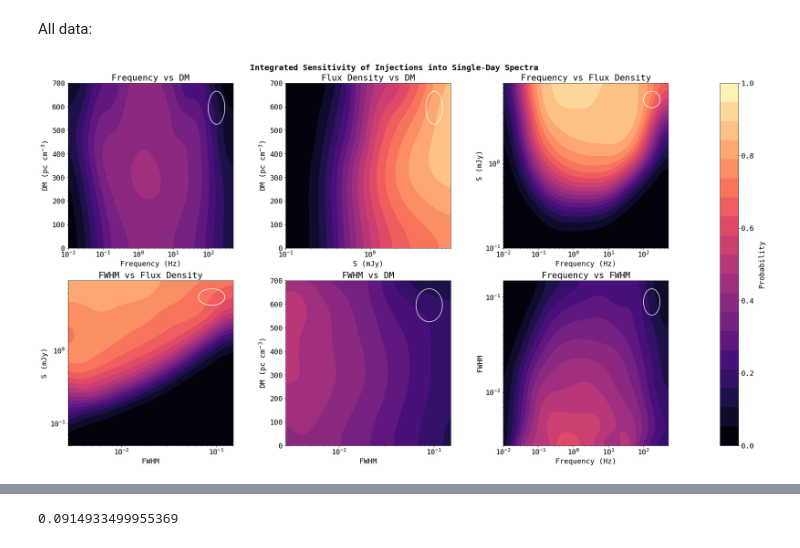
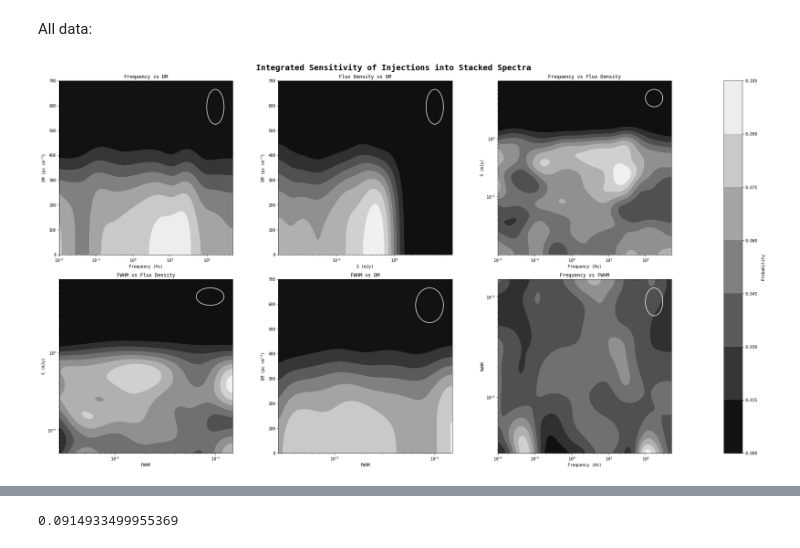
Before and after one commit to chime-sps/Transmissivity, a Jupyter notebook: results/injection_analysis_2d.ipynb, the cells around one changed output, grey strips where cells are left out. Cells and saved outputs as stored; diff of their text form; code cells hidden in the pictures.

```diff
--- a/results/injection_analysis_2d.ipynb
+++ b/results/injection_analysis_2d.ipynb
@@ -14,12 +14,14 @@ import os
 sys.path.append(os.path.abspath('..'))
 from scripts import analysis_utils as au
 # %%
-data = np.concatenate((np.loadtxt('all_harmonics_output.txt'),
-                      np.loadtxt('2025_11_22_injections.txt'),
-                      np.loadtxt('2025_11_28_injections.txt')))
+# data = np.concatenate((np.loadtxt('all_harmonics_output.txt'),
+#                       np.loadtxt('2025_11_22_injections.txt'),
+#                       np.loadtxt('2025_11_28_injections.txt')))
 #data = data[np.isin(data[:, 2], [20251113.20251116.20251119.0])]
+data = np.loadtxt('stack_injections_3_27_26.txt')
 print(f'Number of pointings: {len(np.unique(data[:, 0:2], axis=0))}')
-print(f'Number of days: {len(np.unique(data[:, 2]))}')
+#print(f'Number of days: {len(np.unique(data[:, 2]))}')
+print(f'Number of days: {np.unique(data[:, 2], axis = 0)}')
 print(f'Total fraction of recovered injections: {(100*len(data[data[:, -1] > 0.])/len(data)):.2f}%')
 print(f'Number of injections: {len(data)}')
 RA = data[:, 0]
@@ -27,8 +29,10 @@ Dec = data[:, 1]
 f = data[:, 4]
 DM = data[:, 5]
 S = data[:, 6]
-TPA_idx = data[:, 3].astype('int')
-fwhm_array = np.load('../profiles/TPA_fwhm.npy')
-fwhm = fwhm_array[TPA_idx]
-data[:, 7] = fwhm
+fwhm = data[:, 7]
+# TPA_idx = data[:, 3].astype('int')
+# fwhm_array = np.load('../profiles/TPA_fwhm.npy')
+# fwhm = fwhm_array[TPA_idx]
+# jitter = np.random.uniform(0.85, 1.15, size=len(fwhm)) #to deal with discrete FWHM
+# data[:, 7] = fwhm * jitter
 # %% [output]
@@ -89,12 +103,11 @@ fwhm_f_inj_p_smooth, _, fwhm_f_ret_p_smooth = au.get_sensitivity(
 # %%
 fig, ax = plt.subplots(2, 3, figsize=(26, 14), layout = 'constrained')
 ax = ax.flatten()
-import importlib
-importlib.reload(au)
 
 #f vs DM
-cf0 = ax[0].contourf(f_bins[:-1], DM_bins[:-1], dm_f_ret_p_smooth,
-                           levels=au.make_levels(dm_f_ret_p_smooth),cmap='magma')
+cf0 = ax[0].contourf(f_bins[:-1], DM_bins[:-1], dm_f_ret_p_smooth, cmap='gray',
+                           #levels=au.make_levels(dm_f_ret_p_smooth),
+                           )
 ax[0].set_xscale('log')
 ax[0].set_xlabel('Frequency (Hz)')
 ax[0].set_ylabel(r'DM (pc cm$^{-3}$)')
@@ -105,20 +118,22 @@ ax[0].set_box_aspect(1)
 au.add_ellipse(ax[0], f_bins, DM_bins, f_dev, DM_dev, x_log=True)
 
 #S vs DM
-cf1 = ax[1].contourf(S_bins[:-1], DM_bins[:-1], dm_s_ret_p_smooth,
-                           levels=au.make_levels(dm_s_ret_p_smooth), cmap='magma')
+cf1 = ax[1].contourf(S_bins[:-1], DM_bins[:-1], dm_s_ret_p_smooth, cmap='gray',
+                           #levels=au.make_levels(dm_s_ret_p_smooth), cmap='gray'
+                           )
 ax[1].set_xscale('log')
 ax[1].set_xlabel('S (mJy)')
 ax[1].set_ylabel(r'DM (pc cm$^{-3}$)')
 ax[1].set_title('Flux Density vs DM')
-ax[1].set_xlim(1e-1, max(S_bins) - 1)
+#ax[1].set_xlim(1e-1, max(S_bins) - 1)
 ax[1].set_ylim(0, 700)
 ax[1].set_box_aspect(1)
 au.add_ellipse(ax[1], S_bins, DM_bins, S_dev, DM_dev, x_log=True)
 
 #f vs S
-cf2 = ax[2].contourf(f_bins[:-1], S_bins[:-1], s_f_ret_p_smooth,
-                           levels=au.make_levels(s_f_ret_p_smooth), cmap='magma')
+cf2 = ax[2].contourf(f_bins[:-1], S_bins[:-1], s_f_ret_p_smooth, cmap='gray',
+                           #levels=au.make_levels(s_f_ret_p_smooth), cmap='gray'
+                           )
 ax[2].set_xscale('log')
 ax[2].set_yscale('log')
 ax[2].set_xlabel('Frequency (Hz)')
@@ -126,12 +141,12 @@ ax[2].set_ylabel('S (mJy)')
 ax[2].set_title('Frequency vs Flux Density')
 ax[2].set_box_aspect(1)
 ax[2].set_xlim(1e-2, max(f_bins))
-ax[2].set_ylim(1e-1, max(S_bins) - 1)
+#ax[2].set_ylim(1e-1, max(S_bins) - 1)
 au.add_ellipse(ax[2], f_bins, S_bins, f_dev, S_dev, x_log=True, y_log=True)
 
 #FWHM vs S
-cf3 = ax[3].contourf(fwhm_bins[:-1], S_bins[:-1], s_fwhm_ret_p_smooth,
-                           levels=au.make_levels(s_fwhm_ret_p_smooth), cmap='magma')
+cf3 = ax[3].contourf(fwhm_bins[:-1], S_bins[:-1], s_fwhm_ret_p_smooth, cmap='gray')
+                           #levels=au.make_levels(s_fwhm_ret_p_smooth), cmap='gray')
 ax[3].set_xscale('log')
 ax[3].set_yscale('log')
 ax[3].set_xlabel('FWHM')
@@ -140,38 +155,38 @@ ax[3].set_title('FWHM vs Flux Density')
 ax[3].set_box_aspect(1)
 ax[3].set_ylim(5e-2, max(S_bins) -1 )
 au.add_ellipse(ax[3], fwhm_bins, S_bins, FWHM_dev, S_dev, x_log=True, y_log=True)
 
 #FWHM vs DM
-cf4 = ax[4].contourf(fwhm_bins[:-1], DM_bins[:-1], dm_fwhm_ret_p_smooth,
-                           levels=au.make_levels(dm_fwhm_ret_p_smooth), cmap='magma')
+cf4 = ax[4].contourf(fwhm_bins[:-1], DM_bins[:-1], dm_fwhm_ret_p_smooth, cmap='gray')
+                           #levels=au.make_levels(dm_fwhm_ret_p_smooth), cmap='gray')
 ax[4].set_xscale('log')
 ax[4].set_xlabel('FWHM')
 ax[4].set_ylabel(r'DM (pc cm$^{-3}$)')
 ax[4].set_title('FWHM vs DM')
 ax[4].set_ylim(0, 700)
 ax[4].set_xlim(fwhm_bins[0], fwhm_bins[-2])
 ax[4].set_box_aspect(1)
 au.add_ellipse(ax[4], fwhm_bins, DM_bins, FWHM_dev, DM_dev, x_log=True)
 
 #f vs FWHM
-cf5 = ax[5].contourf(f_bins[:-1], fwhm_bins[:-1], fwhm_f_ret_p_smooth,
-                           levels=au.make_levels(fwhm_f_ret_p_smooth), cmap='magma')
+cf5 = ax[5].contourf(f_bins[:-1], fwhm_bins[:-1], fwhm_f_ret_p_smooth, cmap='gray')
+                           #levels=au.make_levels(fwhm_f_ret_p_smooth), cmap='gray')
 ax[5].set_xscale('log')
 ax[5].set_yscale('log')
 ax[5].set_xlabel('Frequency (Hz)')
 ax[5].set_ylabel('FWHM')
 ax[5].set_title('Frequency vs FWHM')
 ax[5].set_box_aspect(1)
 ax[5].set_ylim(fwhm_bins[0], fwhm_bins[-2])
 ax[5].set_xlim(1e-2, max(f_bins))
 au.add_ellipse(ax[5], f_bins, fwhm_bins, f_dev, FWHM_dev, x_log=True, y_log=True)
 
-cbar = fig.colorbar(cf5, ax=ax, location='right', pad=0.08)
+cbar = fig.colorbar(cf0, ax=ax, location='right', pad=0.08)
 cbar.set_label('Probability', labelpad=10)
-cbar.set_ticks([0, 0.2, 0.4, 0.6, 0.8, 1.0])
+#cbar.set_ticks([0, 0.2, 0.4, 0.6, 0.8, 1.0])
 
-fig.suptitle('Integrated Sensitivity of Injections into Single-Day Spectra',
+fig.suptitle('Integrated Sensitivity of Injections into Stacked Spectra',
              fontsize=20, fontweight='bold')
 plt.show()
 # %% [output]
-[figure, old version]
+[figure, new version]
```
Also changed, not shown: parts of 9 cells of this notebook, 2 other files.
